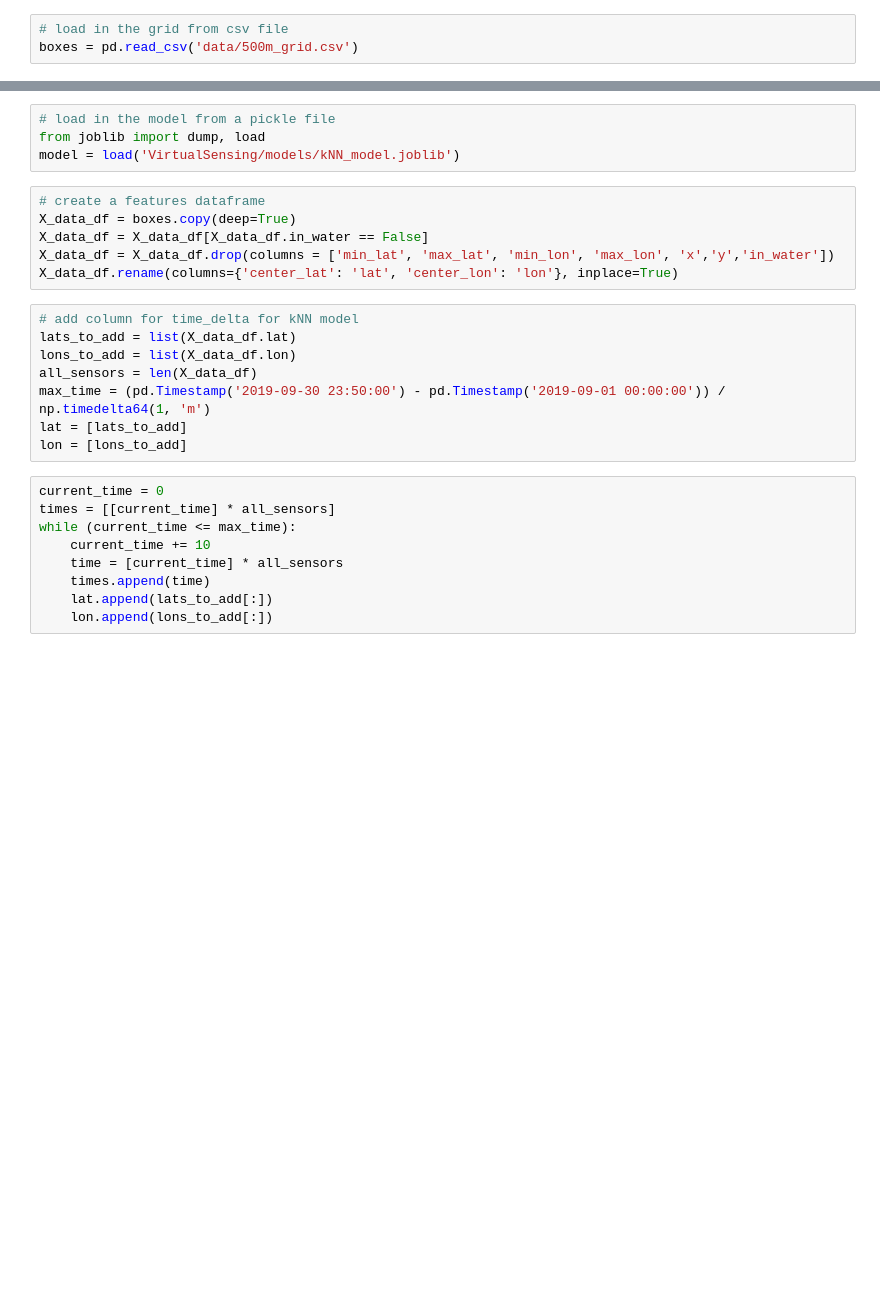
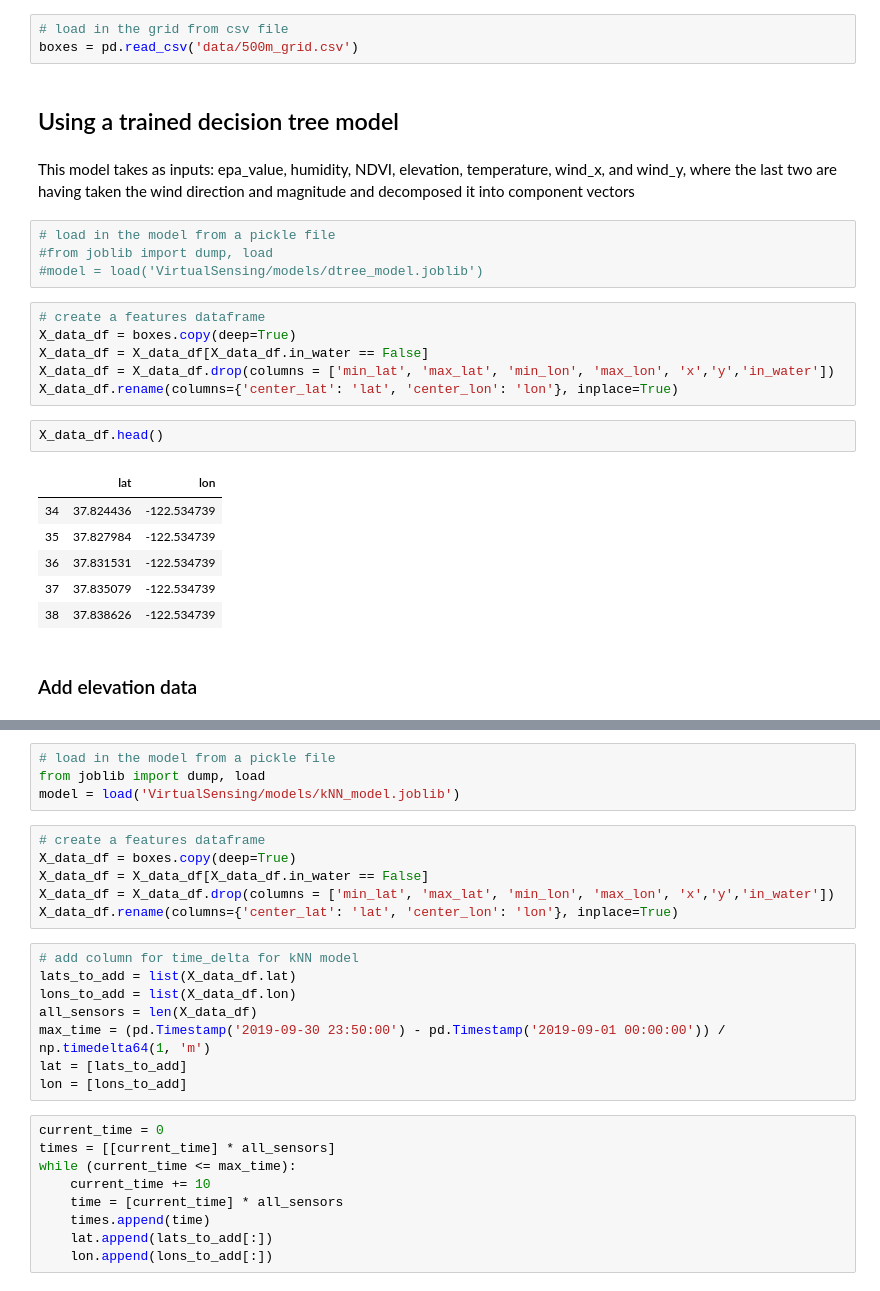
Before and after one commit to arnoldyb/air_pollution, a Jupyter notebook: recommender_mostpolluted.ipynb, the cells around one changed output, grey strips where cells are left out. Saved outputs shown, nothing was run; the diff lists cells and outputs as text; blank space fills up the shorter version.

```diff
--- a/recommender_mostpolluted.ipynb
+++ b/recommender_mostpolluted.ipynb
@@ -36,3 +47,29 @@ pd.set_option('display.max_columns', 500)
 # %%
 # load in the grid from csv file
 boxes = pd.read_csv('data/500m_grid.csv')
+# %% [markdown]
+## Using a trained decision tree model
+# %% [markdown]
+This model takes as inputs:
+epa_value, humidity, NDVI, elevation, temperature, wind_x, and wind_y, where the last two are having taken the wind direction and magnitude and decomposed it into component vectors
+# %%
+# load in the model from a pickle file
+#from joblib import dump, load
+#model = load('VirtualSensing/models/dtree_model.joblib')
+# %%
+# create a features dataframe
+X_data_df = boxes.copy(deep=True)
+X_data_df = X_data_df[X_data_df.in_water == False]
+X_data_df = X_data_df.drop(columns = ['min_lat', 'max_lat', 'min_lon', 'max_lon', 'x','y','in_water'])
+X_data_df.rename(columns={'center_lat': 'lat', 'center_lon': 'lon'}, inplace=True)
+# %%
+X_data_df.head()
+# %% [output]
+|  | lat | lon |
+| 34 | 37.824436 | -122.534739 |
+| 35 | 37.827984 | -122.534739 |
+| 36 | 37.831531 | -122.534739 |
+| 37 | 37.835079 | -122.534739 |
+| 38 | 37.838626 | -122.534739 |
+# %% [markdown]
+### Add elevation data
```
Also changed, not shown: parts of 27 cells of this notebook.
